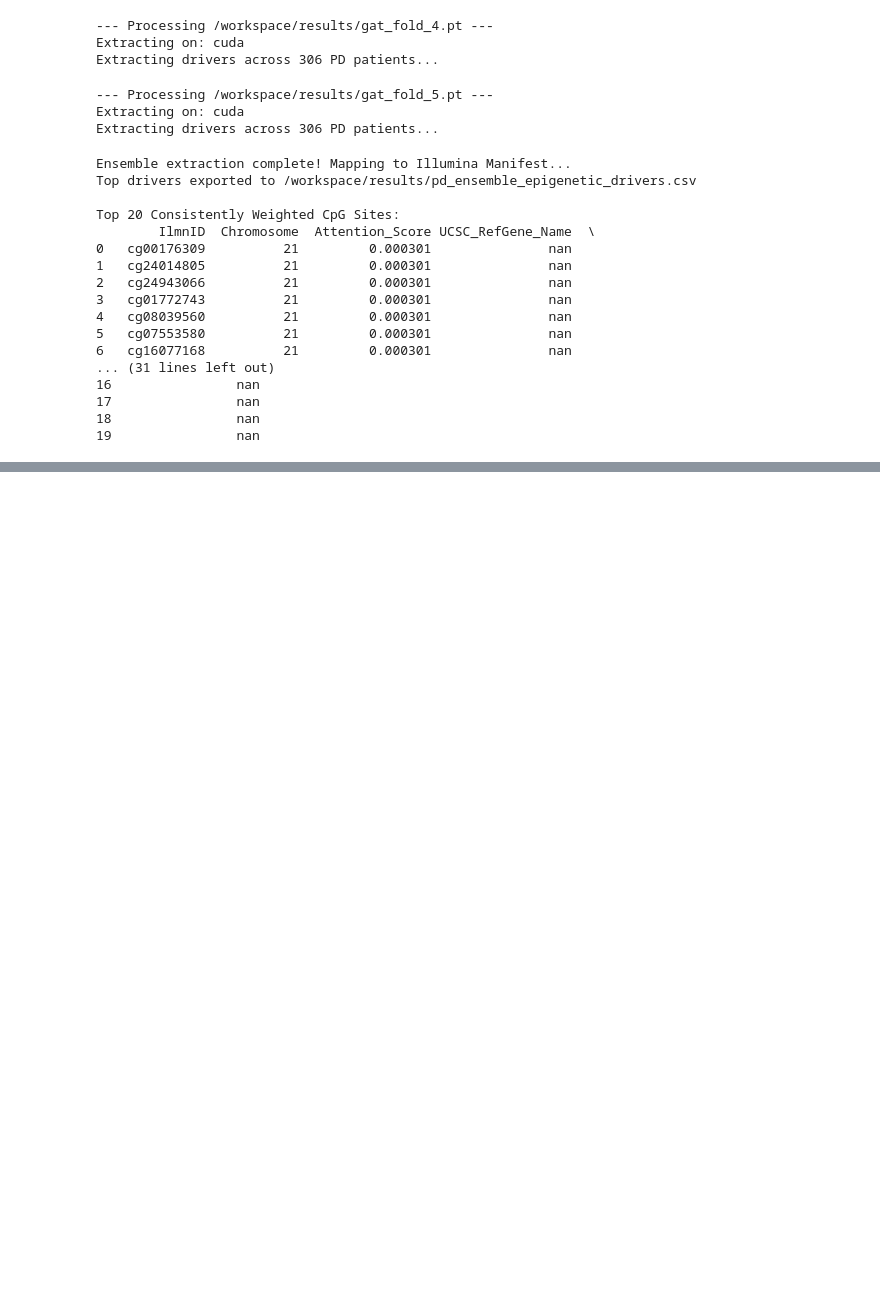
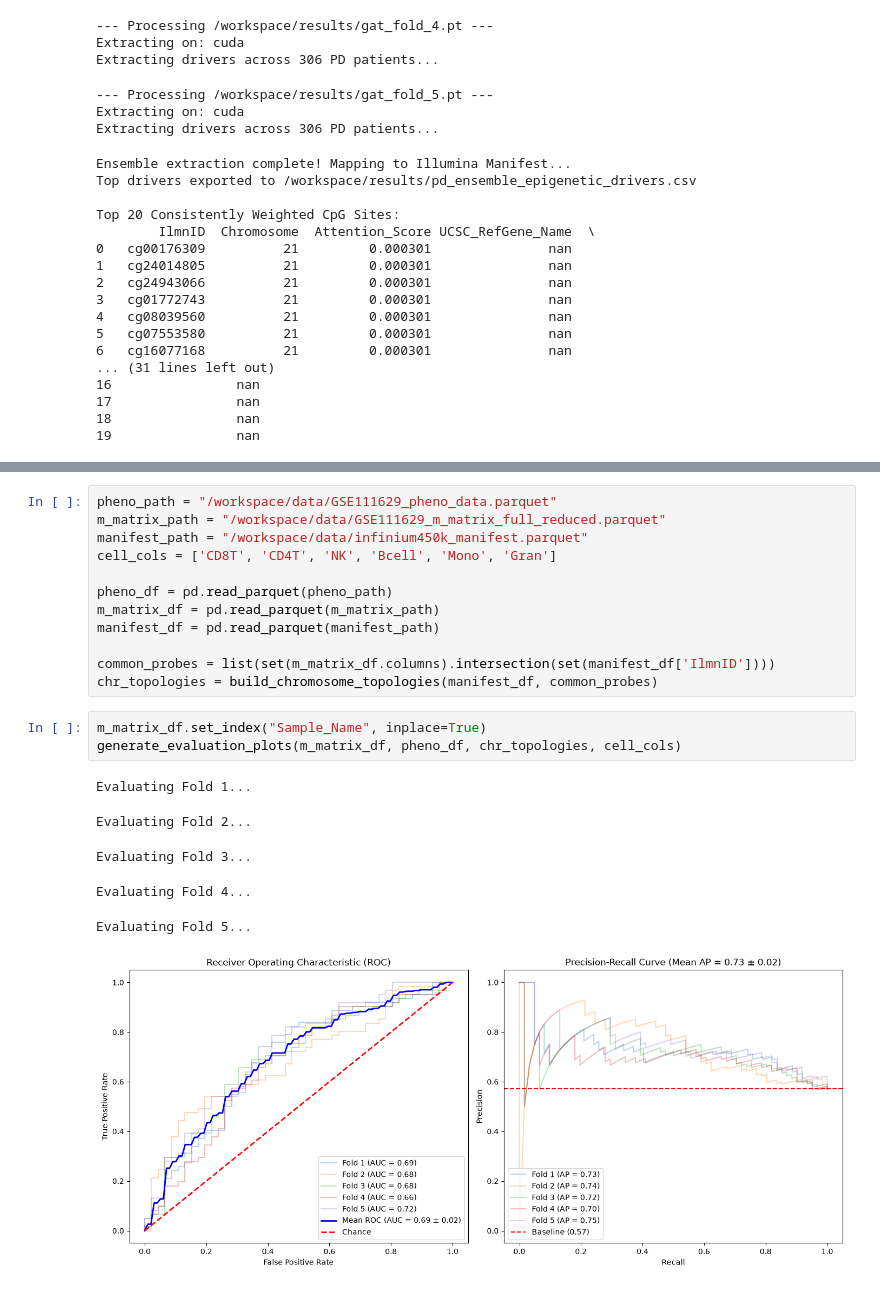
Before and after one commit to perpk/methylation-analysis, a Jupyter notebook: notebooks/DL_approach/peg1_gat_bio_strat.ipynb, the cells around one changed output, grey strips where cells are left out. Saved outputs shown, nothing was run; the diff lists cells and outputs as text; blank space fills up the shorter version.

```diff
--- a/notebooks/DL_approach/peg1_gat_bio_strat.ipynb
+++ b/notebooks/DL_approach/peg1_gat_bio_strat.ipynb
@@ -610,0 +676,22 @@ ensemble_drivers_df.head(50)
+# %%
+pheno_path = "/workspace/data/GSE111629_pheno_data.parquet"
+m_matrix_path = "/workspace/data/GSE111629_m_matrix_full_reduced.parquet"
+manifest_path = "/workspace/data/infinium450k_manifest.parquet"
+cell_cols = ['CD8T', 'CD4T', 'NK', 'Bcell', 'Mono', 'Gran']
+
+pheno_df = pd.read_parquet(pheno_path)
+m_matrix_df = pd.read_parquet(m_matrix_path)
+manifest_df = pd.read_parquet(manifest_path)
+
+common_probes = list(set(m_matrix_df.columns).intersection(set(manifest_df['IlmnID'])))
+chr_topologies = build_chromosome_topologies(manifest_df, common_probes)
+# %%
+m_matrix_df.set_index("Sample_Name", inplace=True)
+generate_evaluation_plots(m_matrix_df, pheno_df, chr_topologies, cell_cols)
+# %% [output]
+Evaluating Fold 1...
+Evaluating Fold 2...
+Evaluating Fold 3...
+Evaluating Fold 4...
+Evaluating Fold 5...
+[figure, added]
```
Also changed, not shown: parts of 17 cells of this notebook, 3 other files.
